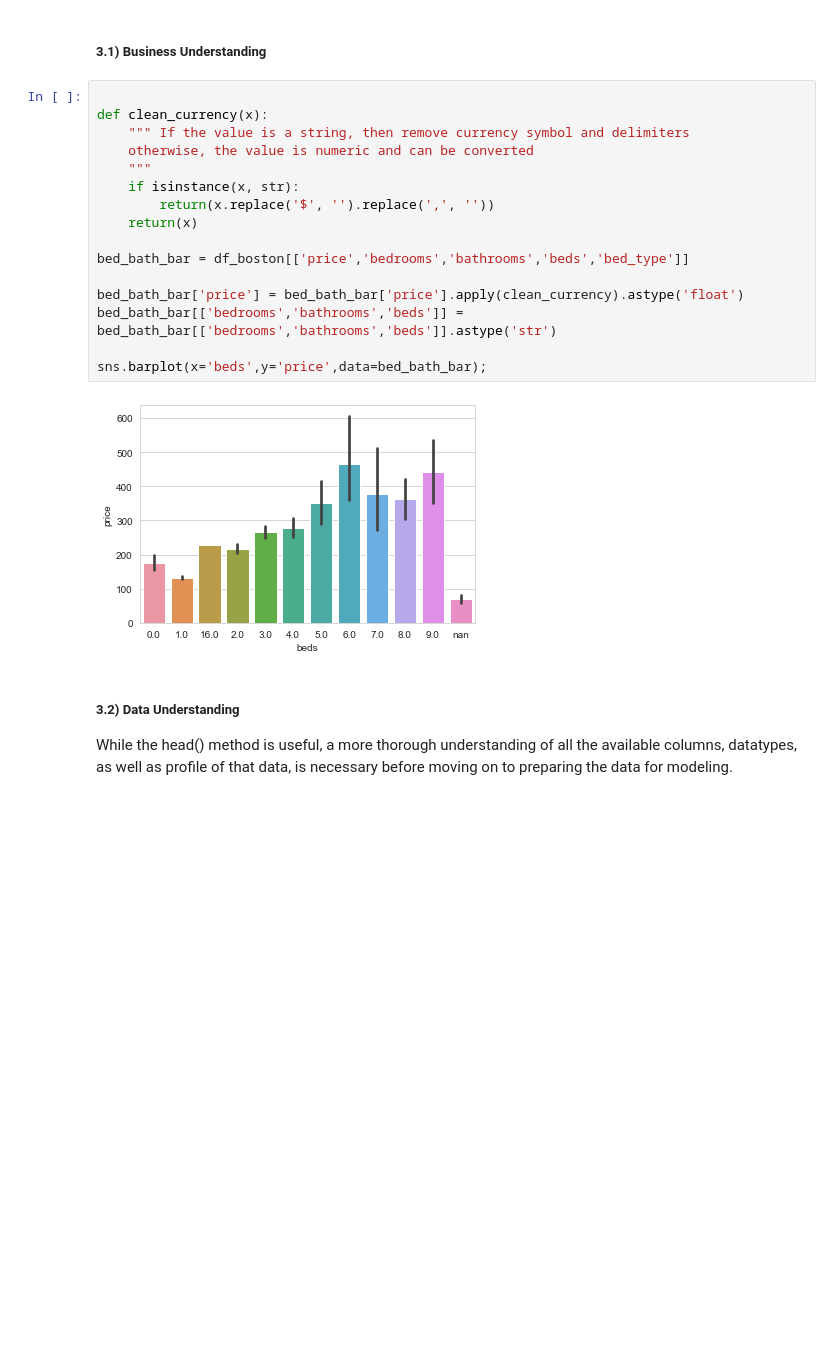
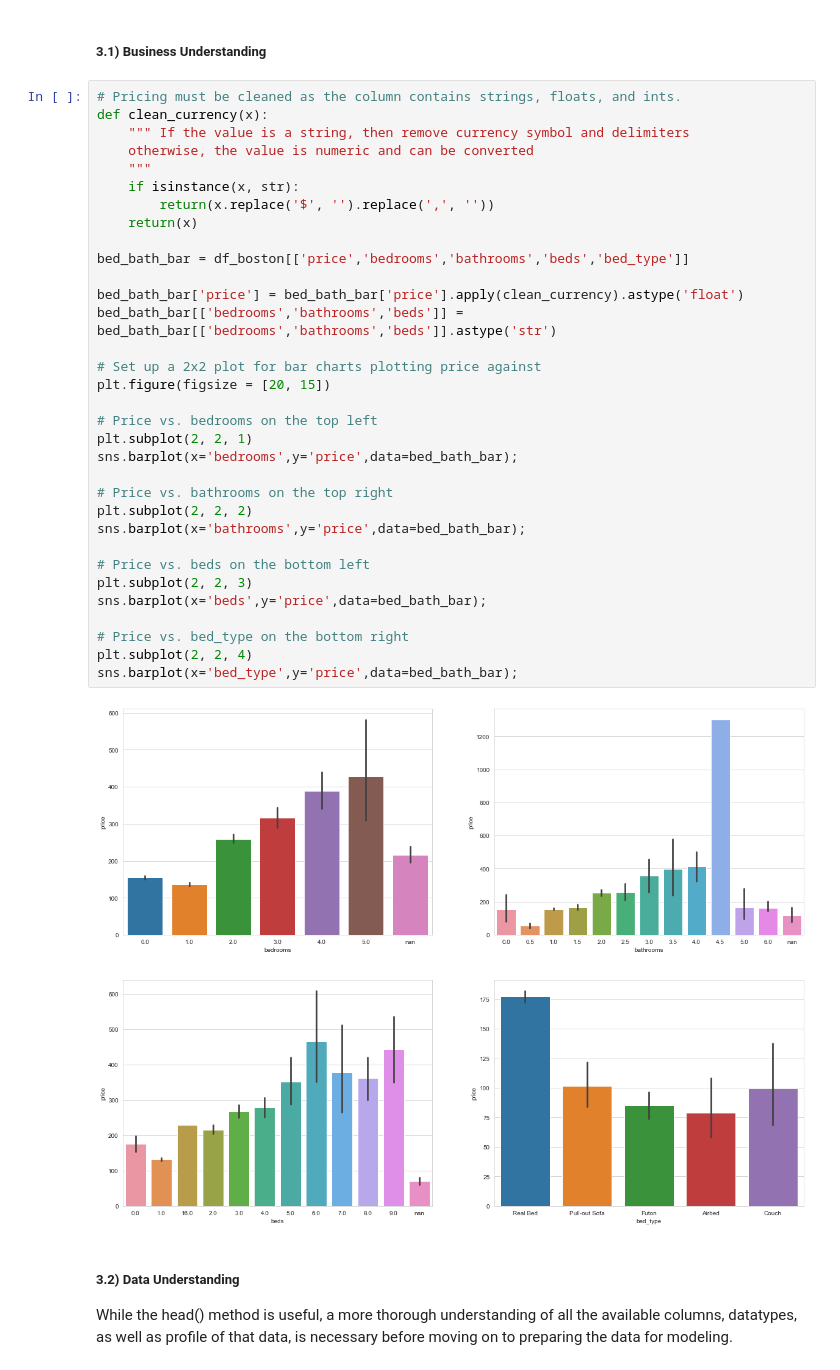
Before and after one commit to DavidHerrAZ/Data-Science-Writing, a Jupyter notebook: Data-Science-Writing.ipynb, the cells around one changed output. Cells and saved outputs as stored; diff of their text form; blank space fills up the shorter version.

Commit message:
Create 2x2 plot of price, bed, bath, bed_type.

```diff
--- a/Data-Science-Writing.ipynb
+++ b/Data-Science-Writing.ipynb
@@ -89,23 +89,40 @@ To answer these questions, we'll use what is known as the CRISP_DM process. This
 # %% [markdown]
 ##### 3.1) Business Understanding
 # %%
-
+# Pricing must be cleaned as the column contains strings, floats, and ints.
 def clean_currency(x):
     """ If the value is a string, then remove currency symbol and delimiters
     otherwise, the value is numeric and can be converted
     """
     if isinstance(x, str):
         return(x.replace('$', '').replace(',', ''))
     return(x)
 
 bed_bath_bar = df_boston[['price','bedrooms','bathrooms','beds','bed_type']]
 
 bed_bath_bar['price'] = bed_bath_bar['price'].apply(clean_currency).astype('float')
 bed_bath_bar[['bedrooms','bathrooms','beds']] = bed_bath_bar[['bedrooms','bathrooms','beds']].astype('str')
 
+# Set up a 2x2 plot for bar charts plotting price against
+plt.figure(figsize = [20, 15])
+
+# Price vs. bedrooms on the top left
+plt.subplot(2, 2, 1)
+sns.barplot(x='bedrooms',y='price',data=bed_bath_bar);
+
+# Price vs. bathrooms on the top right
+plt.subplot(2, 2, 2)
+sns.barplot(x='bathrooms',y='price',data=bed_bath_bar);
+
+# Price vs. beds on the bottom left
+plt.subplot(2, 2, 3)
 sns.barplot(x='beds',y='price',data=bed_bath_bar);
+
+# Price vs. bed_type on the bottom right
+plt.subplot(2, 2, 4)
+sns.barplot(x='bed_type',y='price',data=bed_bath_bar);
 # %% [output]
-[figure, old version]
+[figure, new version]
 # %% [markdown]
 ##### 3.2) Data Understanding
 
```
